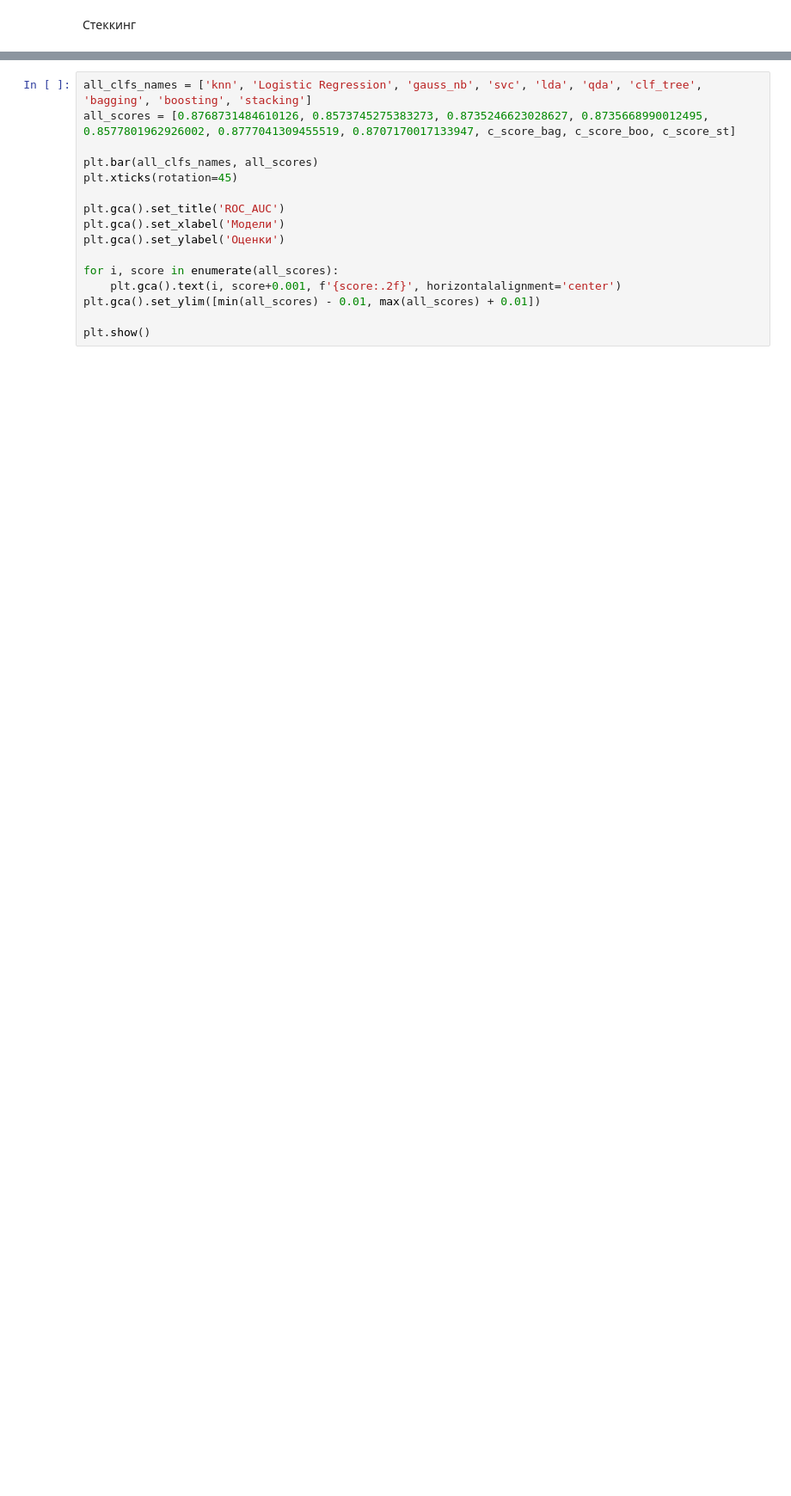
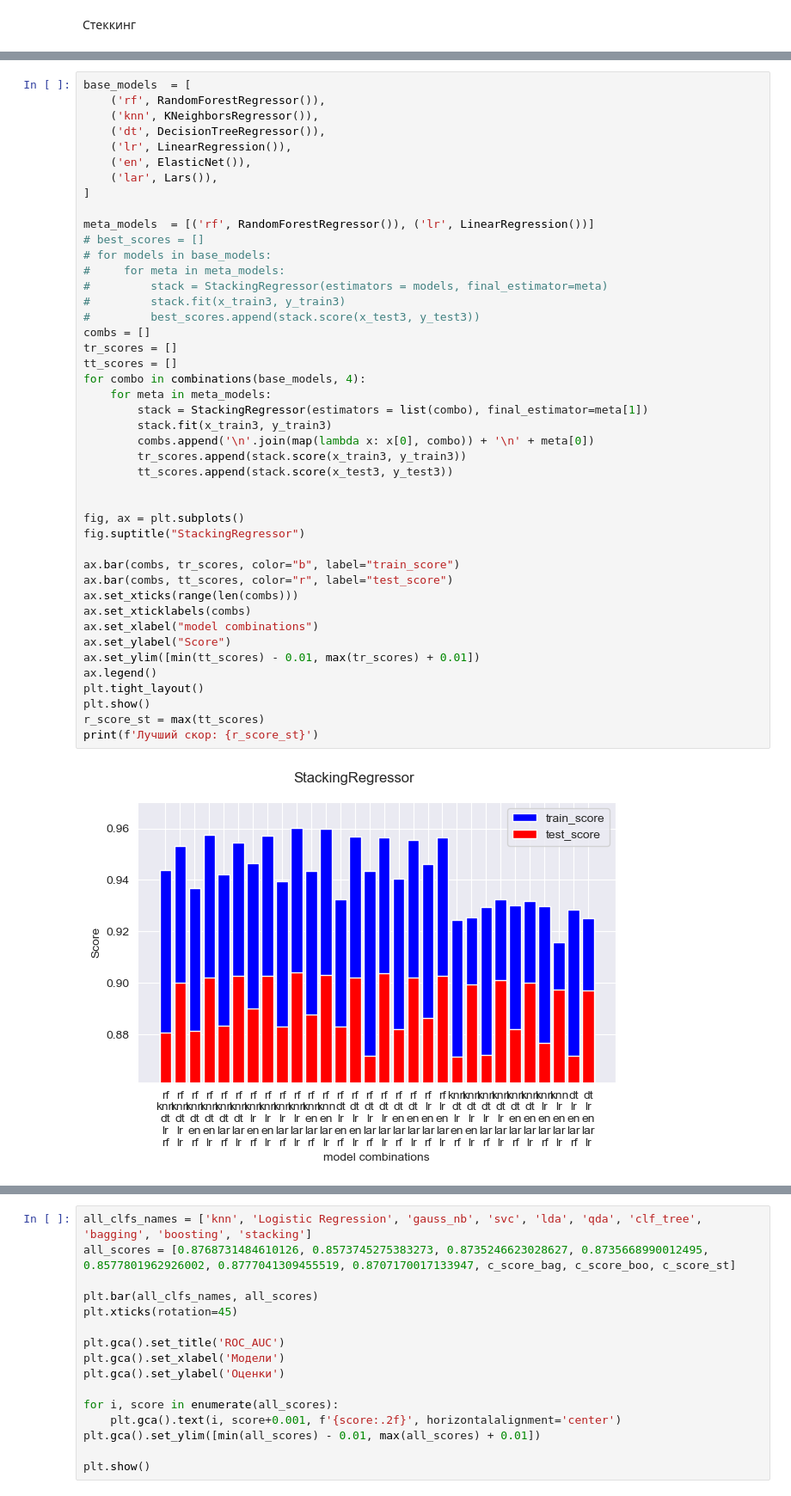
Before and after one commit to AdepteXiao/MAD_5, a Jupyter notebook: mad5.ipynb, the cells around one changed output, grey strips where cells are left out. Shown at 86% size. Saved outputs shown, nothing was run; the diff lists cells and outputs as text; blank space fills up the shorter version.

```diff
--- a/mad5.ipynb
+++ b/mad5.ipynb
@@ -269,0 +222,46 @@ print(f'Лучший скор: {r_score_st}')
+# %%
+base_models  = [
+    ('rf', RandomForestRegressor()),
+    ('knn', KNeighborsRegressor()),
+    ('dt', DecisionTreeRegressor()),
+    ('lr', LinearRegression()),
+    ('en', ElasticNet()),
+    ('lar', Lars()),
+]
+
+meta_models  = [('rf', RandomForestRegressor()), ('lr', LinearRegression())]
+# best_scores = []
+# for models in base_models:
+#     for meta in meta_models:
+#         stack = StackingRegressor(estimators = models, final_estimator=meta)
+#         stack.fit(x_train3, y_train3)
+#         best_scores.append(stack.score(x_test3, y_test3))
+combs = []
+tr_scores = []
+tt_scores = []
+for combo in combinations(base_models, 4):
+    for meta in meta_models:
+        stack = StackingRegressor(estimators = list(combo), final_estimator=meta[1])
+        stack.fit(x_train3, y_train3)
+        combs.append('\n'.join(map(lambda x: x[0], combo)) + '\n' + meta[0])
+        tr_scores.append(stack.score(x_train3, y_train3))
+        tt_scores.append(stack.score(x_test3, y_test3))
+
+
+fig, ax = plt.subplots()
+fig.suptitle("StackingRegressor")
+
+ax.bar(combs, tr_scores, color="b", label="train_score")
+ax.bar(combs, tt_scores, color="r", label="test_score")
+ax.set_xticks(range(len(combs)))
+ax.set_xticklabels(combs)
+ax.set_xlabel("model combinations")
+ax.set_ylabel("Score")
+ax.set_ylim([min(tt_scores) - 0.01, max(tr_scores) + 0.01])
+ax.legend()
+plt.tight_layout()
+plt.show()
+r_score_st = max(tt_scores)
+print(f'Лучший скор: {r_score_st}')
+# %% [output]
+[figure, added]
```
Also changed, not shown: parts of 6 cells of this notebook.
